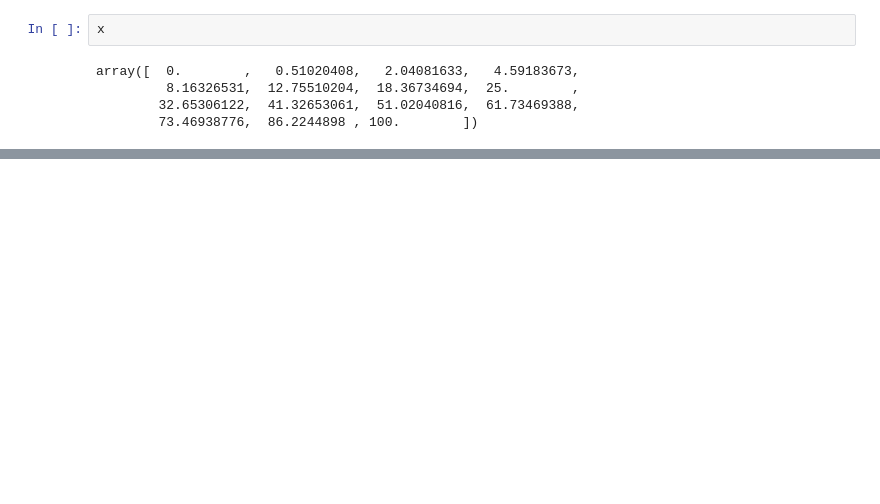
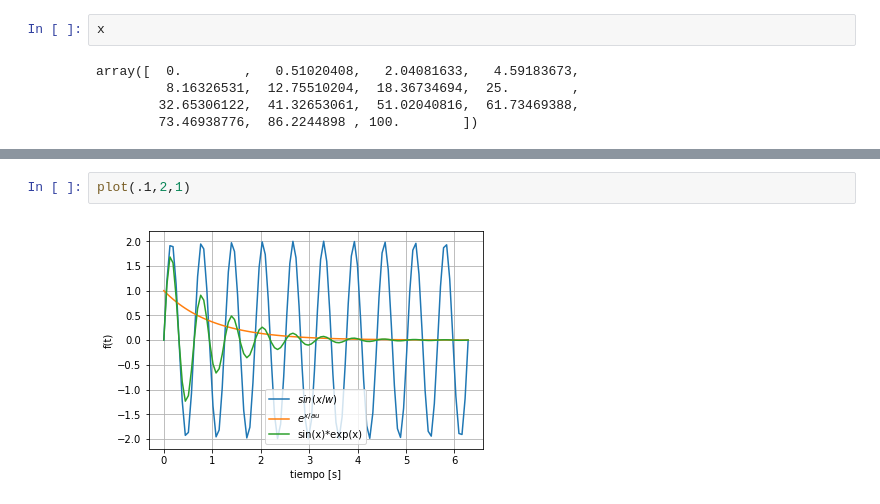
Before and after one commit to stivio00/NumericalMethodsJupyter, a Jupyter notebook: Intro.ipynb, the cells around one changed output, grey strips where cells are left out. Drawn from its saved outputs; the diff is of its cells as text; blank space fills up the shorter version.

```diff
--- a/Intro.ipynb
+++ b/Intro.ipynb
@@ -181,0 +241,4 @@ array([  0.        ,   0.51020408,   2.04081633,   4.59183673,
+# %%
+plot(.1,2,1)
+# %% [output]
+[figure, added]
```
Also changed, not shown: parts of 12 cells of this notebook, 8 other files.
